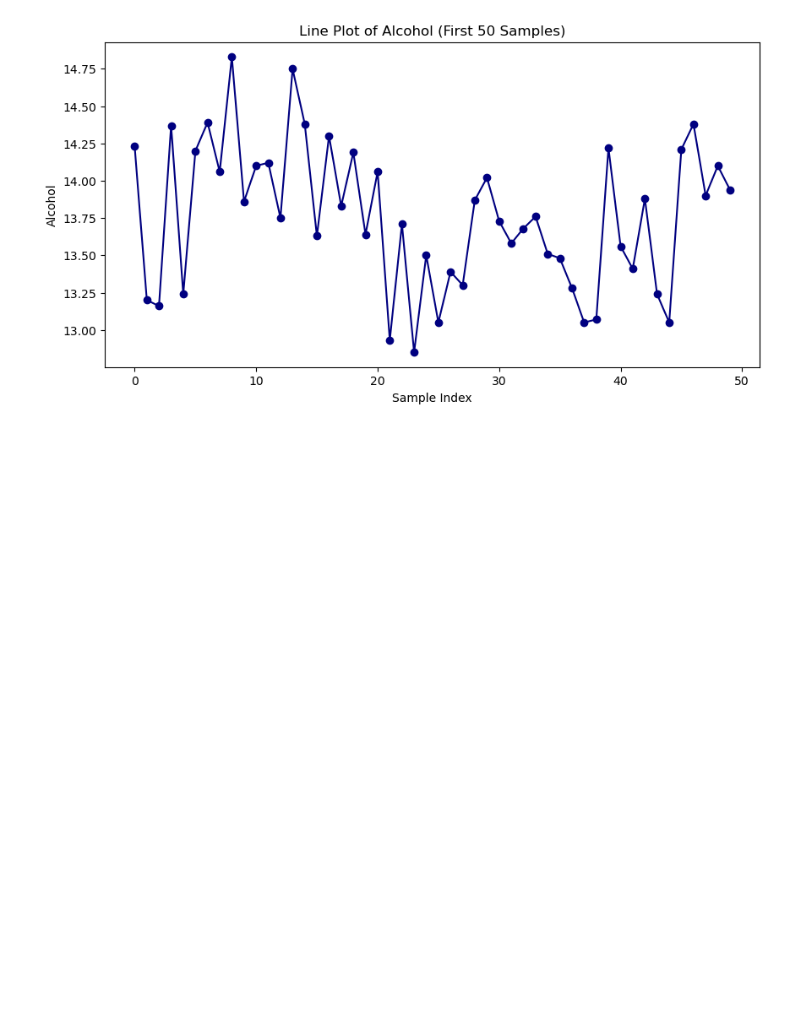
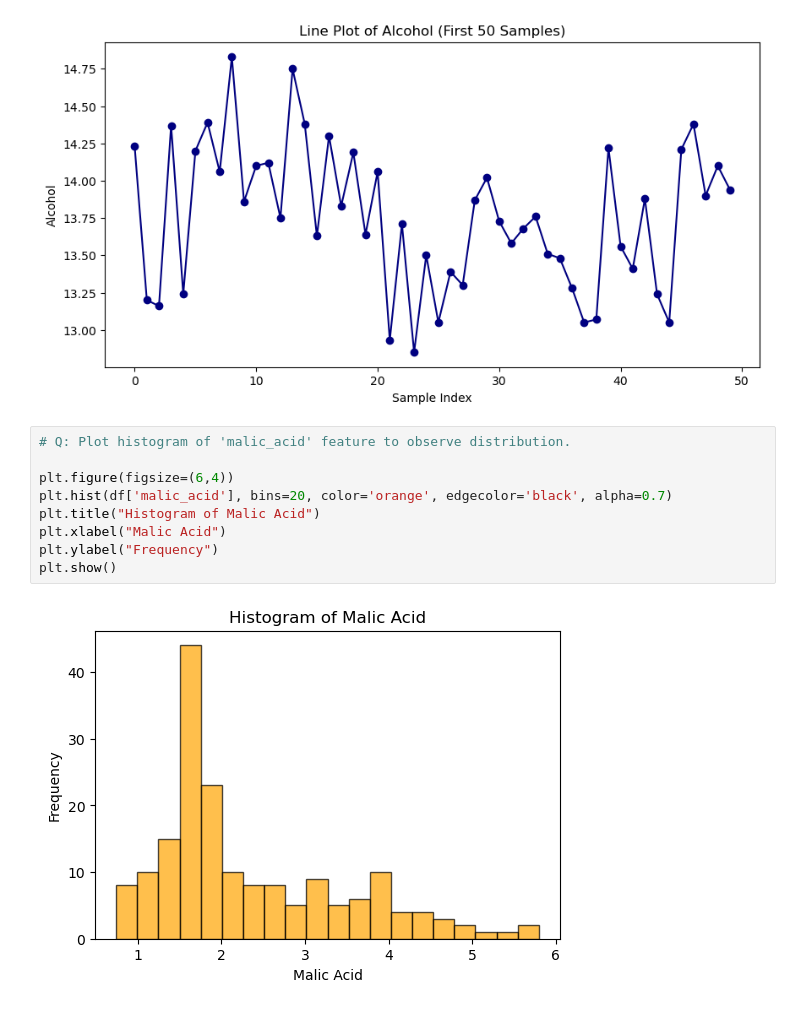
Before and after one commit to md-faiyazkhan/ml-practice, a Jupyter notebook: Matplotlib/Matplotlib.ipynb, the cells around one changed output. Saved outputs shown, nothing was run; the diff lists cells and outputs as text; blank space fills up the shorter version.

```diff
--- a/Matplotlib/Matplotlib.ipynb
+++ b/Matplotlib/Matplotlib.ipynb
@@ -205,3 +205,14 @@ plt.ylabel("Alcohol")
 plt.show()
 # %% [output]
 [figure]
+# %%
+# Q: Plot histogram of 'malic_acid' feature to observe distribution.
+
+plt.figure(figsize=(6,4))
+plt.hist(df['malic_acid'], bins=20, color='orange', edgecolor='black', alpha=0.7)
+plt.title("Histogram of Malic Acid")
+plt.xlabel("Malic Acid")
+plt.ylabel("Frequency")
+plt.show()
+# %% [output]
+[figure, added]
```
